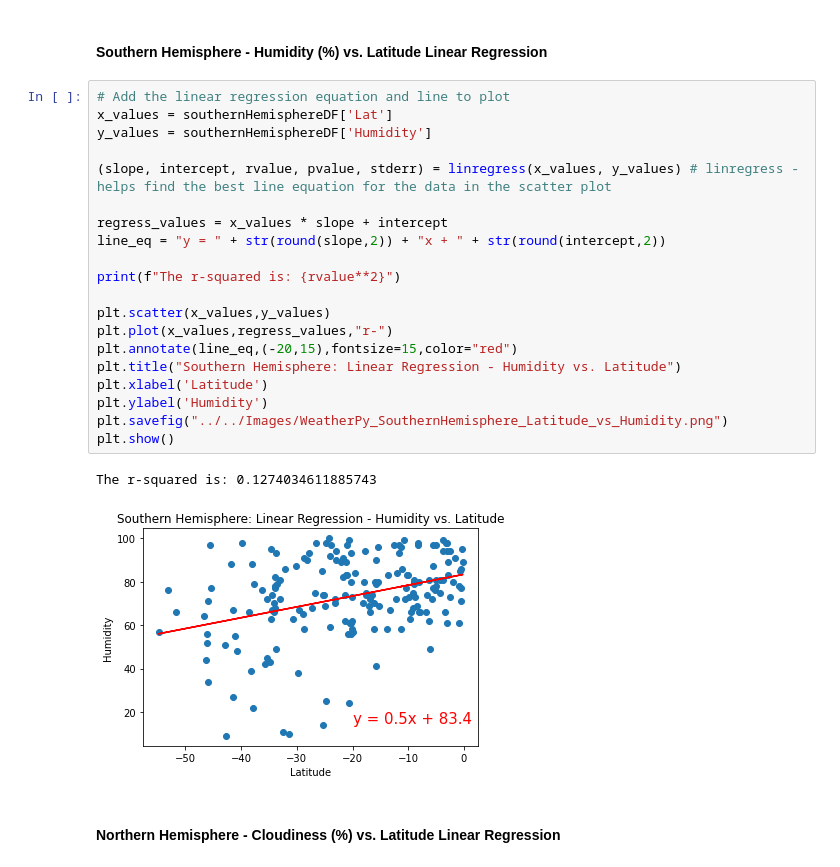
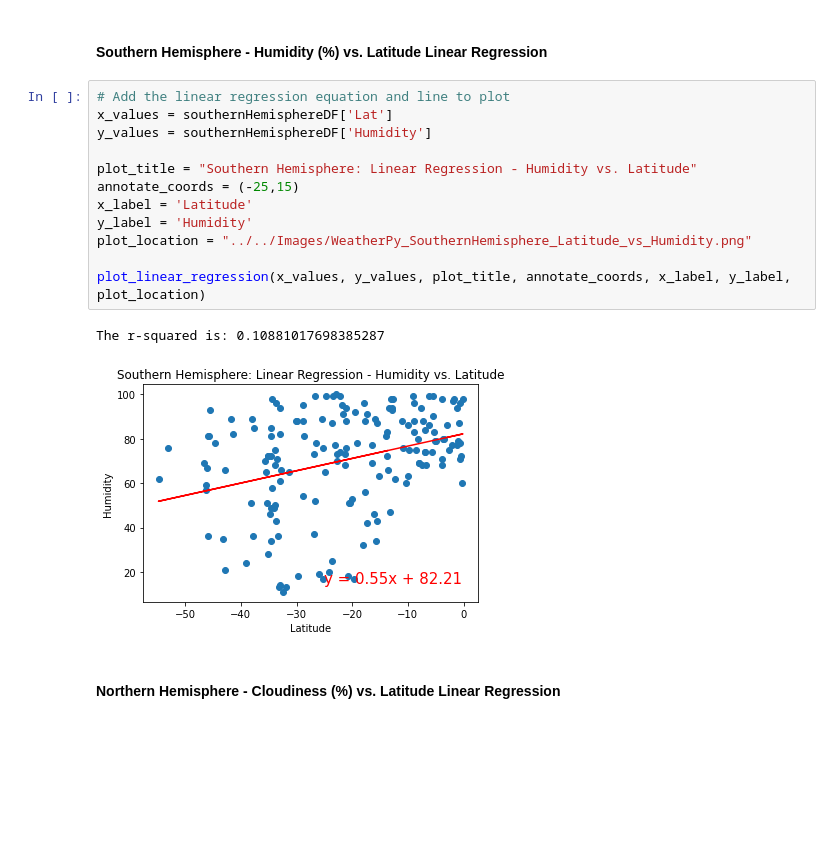
Before and after one commit to skesamsetty/python-api-challenge, a Jupyter notebook: starter_code/WeatherPy/WeatherPy.ipynb, the cells around one changed output. Cells and saved outputs as stored; diff of their text form; blank space fills up the shorter version.

```diff
--- a/starter_code/WeatherPy/WeatherPy.ipynb
+++ b/starter_code/WeatherPy/WeatherPy.ipynb
@@ -405,27 +402,19 @@ The r-squared is: 0.14706721074618526
 # %% [markdown]
 ####  Southern Hemisphere - Humidity (%) vs. Latitude Linear Regression
-# %%
-# Add the linear regression equation and line to plot
-x_values = southernHemisphereDF['Lat']
-y_values = southernHemisphereDF['Humidity']
-
-(slope, intercept, rvalue, pvalue, stderr) = linregress(x_values, y_values) # linregress - helps find the best line equation for the data in the scatter plot
-
-regress_values = x_values * slope + intercept
-line_eq = "y = " + str(round(slope,2)) + "x + " + str(round(intercept,2))
-
-print(f"The r-squared is: {rvalue**2}")
-
-plt.scatter(x_values,y_values)
-plt.plot(x_values,regress_values,"r-")
-plt.annotate(line_eq,(-20,15),fontsize=15,color="red")
-plt.title("Southern Hemisphere: Linear Regression - Humidity vs. Latitude")
-plt.xlabel('Latitude')
-plt.ylabel('Humidity')
-plt.savefig("../../Images/WeatherPy_SouthernHemisphere_Latitude_vs_Humidity.png")
-plt.show()
-# %% [output]
-The r-squared is: 0.1274034611885743
-[figure, removed]
+# %%
+# Add the linear regression equation and line to plot
+x_values = southernHemisphereDF['Lat']
+y_values = southernHemisphereDF['Humidity']
+
+plot_title = "Southern Hemisphere: Linear Regression - Humidity vs. Latitude"
+annotate_coords = (-25,15)
+x_label = 'Latitude'
+y_label = 'Humidity'
+plot_location = "../../Images/WeatherPy_SouthernHemisphere_Latitude_vs_Humidity.png"
+
+plot_linear_regression(x_values, y_values, plot_title, annotate_coords, x_label, y_label, plot_location)
+# %% [output]
+The r-squared is: 0.10881017698385287
+[figure, added]
 # %% [markdown]
 ####  Northern Hemisphere - Cloudiness (%) vs. Latitude Linear Regression
```
Also changed, not shown: parts of 30 cells of this notebook, 13 other files.
